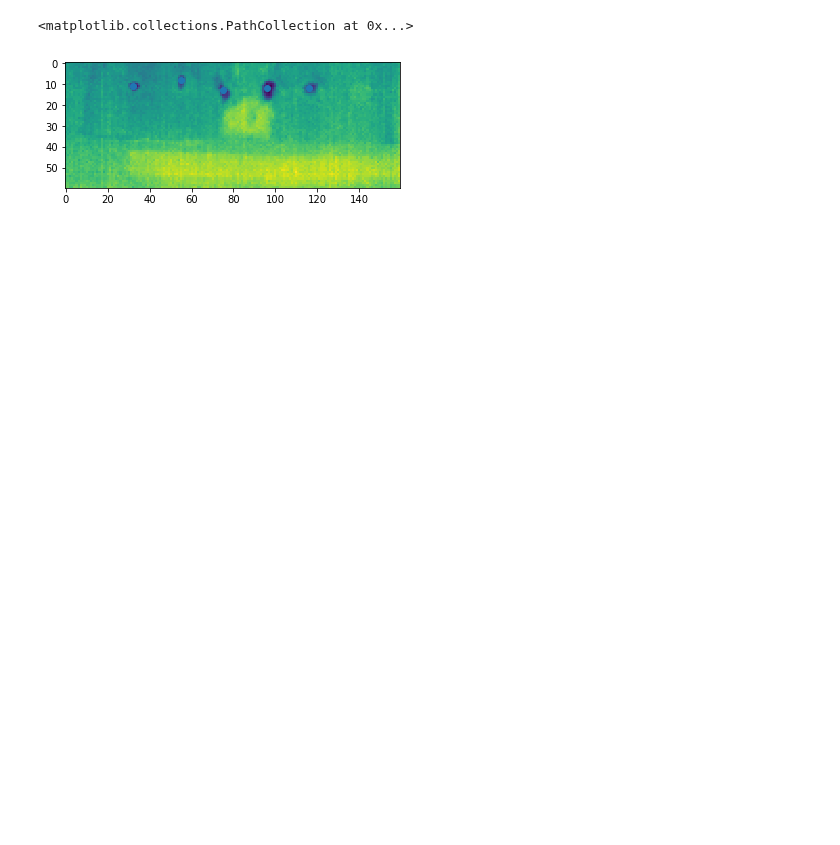
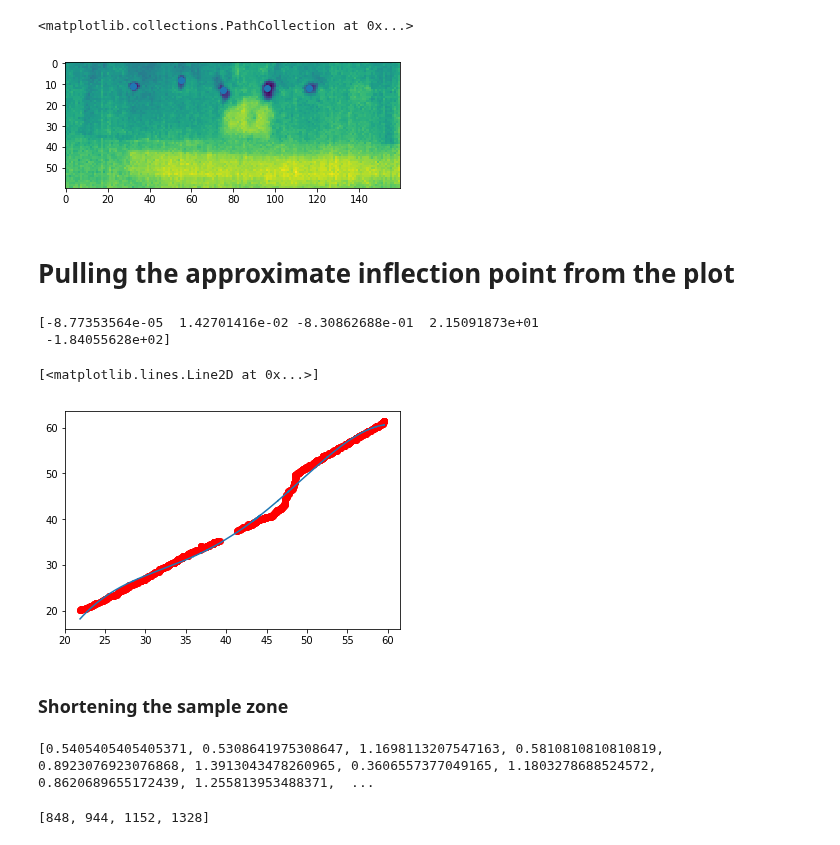
Before and after one commit to jrodguez/musical-robot, a Jupyter notebook: scripts/PPA_melting.ipynb, the cells around one changed output. Cells and saved outputs as stored; diff of their text form; code cells hidden in the pictures; blank space fills up the shorter version.

```diff
--- a/scripts/PPA_melting.ipynb
+++ b/scripts/PPA_melting.ipynb
@@ -151,3 +152,66 @@ plt.scatter(y,x)
 # %% [output]
 <matplotlib.collections.PathCollection at 0x...>
 [figure]
+# %% [markdown]
+# Pulling the approximate inflection point from the plot
+# %%
+y = sample_temp[4]
+x = plate_temp
+
+x = np.array(x, dtype = float)
+y = np.array(y, dtype = float)
+
+def func(x,a, b,c,d,e):
+    return a*x**4+ b*x**3 + c*x**2 + d*x + e
+
+popt,pcov = curve_fit(func, x, y)
+print(popt)
+# %% [output]
+[-8.77353564e-05  1.42701416e-02 -8.30862688e-01  2.15091873e+01
+ -1.84055628e+02]
+# %%
+plt.plot(x,y, 'ro', label = "Data")
+plt.plot(x, func(x, *popt), label = "fitted")
+# %% [output]
+[<matplotlib.lines.Line2D at 0x...>]
+[figure, added]
+# %% [markdown]
+### Shortening the sample zone
+# %%
+y = sample_temp[4]
+x = plate_temp
+index = 0
+jump = 15
+all_slope = []
+all_index = []
+
+while index < len(y):
+    slope = (y[index]-y[index + jump])/(x[index]-x[index + jump])
+    #print(slope)
+    index = index + jump
+    if index >= len(y) - jump:
+        break
+
+    all_slope.append(slope)
+    all_index.append(index)
+print(all_slope)
+# %% [output]
+[0.5405405405405371, 0.5308641975308647, 1.1698113207547163, 0.5810810810810819, 0.8923076923076868, 1.3913043478260965, 0.3606557377049165, 1.1803278688524572, 0.8620689655172439, 1.255813953488371,  ...
+# %%
+yposs =[]
+xposs = []
+for i in range(len(all_slope)):
+    upbound = 2*np.std(all_slope) + np.mean(all_slope)
+    downbound = np.mean(all_slope) - 2 * np.std(all_slope)
+    if all_slope[i] < downbound:
+        yposs.append(all_slope[i])
+        yposs.append(allx[i])
+    elif all_slope[i] > upbound:
+        yposs.append(all_slope[i])
+        xposs.append(allx[i])
+    else:
+        pass
+
+print(xposs)
+# %% [output]
+[848, 944, 1152, 1328]
```
Also changed, not shown: parts of 17 cells of this notebook, 1 other file.
